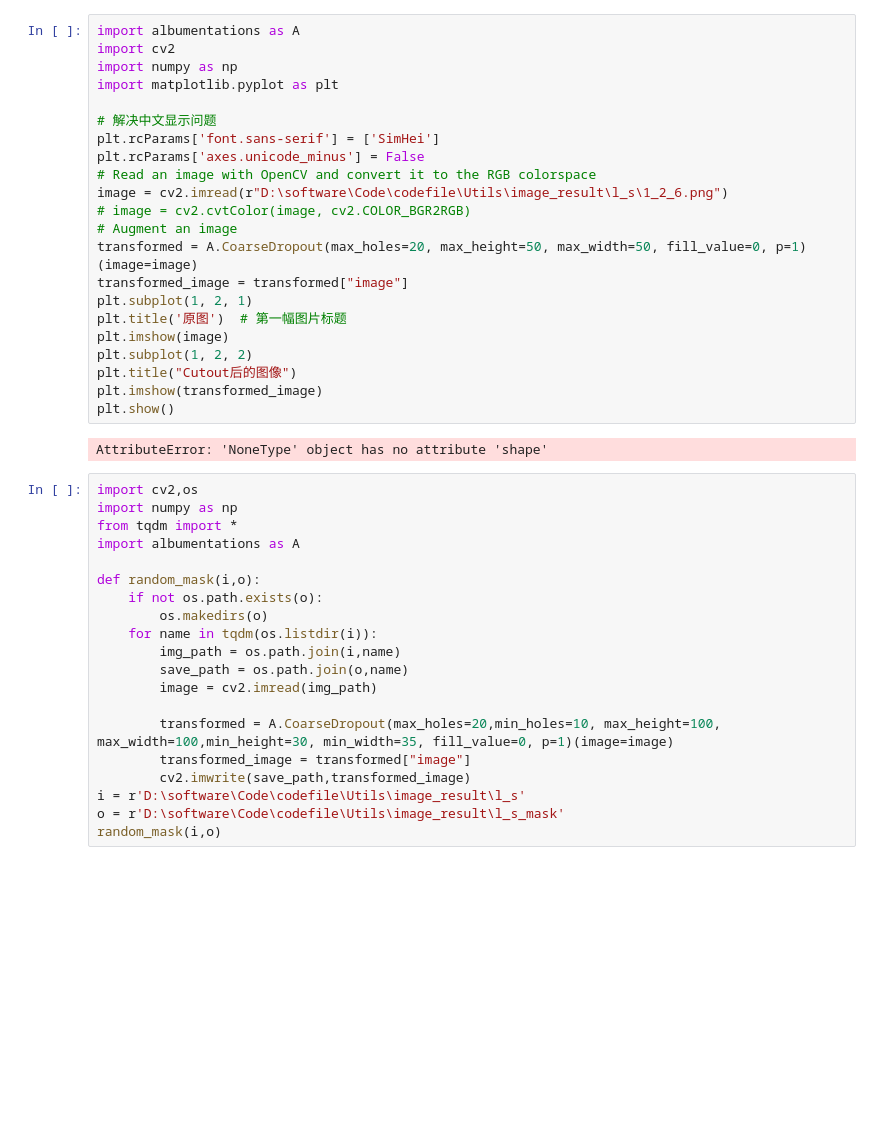
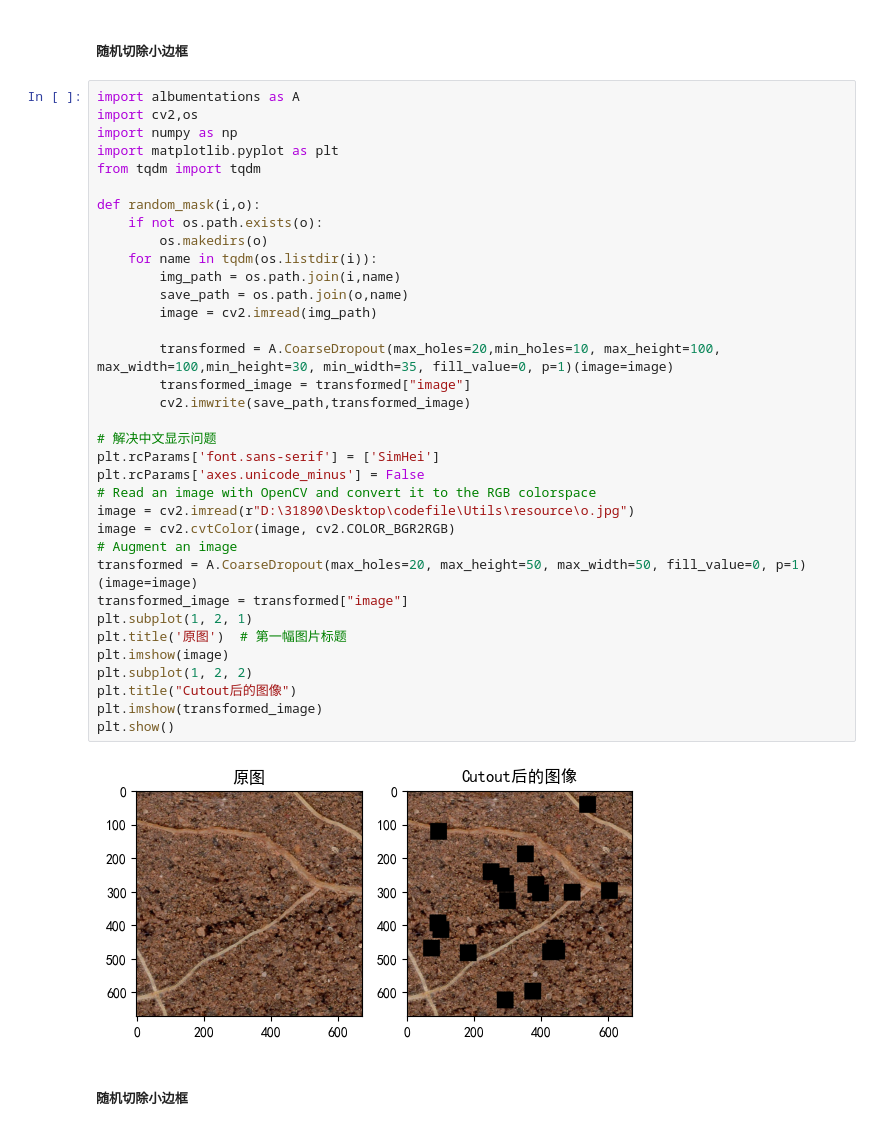
Before and after one commit to testheight/Utils, a Jupyter notebook: Packages/albumentations__/api.ipynb, the cells around one changed output. Drawn from its saved outputs; the diff is of its cells as text; blank space fills up the shorter version.

```diff
--- a/Packages/albumentations__/api.ipynb
+++ b/Packages/albumentations__/api.ipynb
@@ -1,44 +1,41 @@
+# %% [markdown]
+##### 随机切除小边框
 # %%
 import albumentations as A
-import cv2
+import cv2,os
 import numpy as np
 import matplotlib.pyplot as plt
+from tqdm import tqdm
+
+def random_mask(i,o):
+    if not os.path.exists(o):
+        os.makedirs(o)
+    for name in tqdm(os.listdir(i)):
+        img_path = os.path.join(i,name)
+        save_path = os.path.join(o,name)
+        image = cv2.imread(img_path)
+
+        transformed = A.CoarseDropout(max_holes=20,min_holes=10, max_height=100, max_width=100,min_height=30, min_width=35, fill_value=0, p=1)(image=image)
+        transformed_image = transformed["image"]
+        cv2.imwrite(save_path,transformed_image)
 
 # 解决中文显示问题
 plt.rcParams['font.sans-serif'] = ['SimHei']
 plt.rcParams['axes.unicode_minus'] = False
 # Read an image with OpenCV and convert it to the RGB colorspace
-image = cv2.imread(r"D:\software\Code\codefile\Utils\image_result\l_s\1_2_6.png")
-# image = cv2.cvtColor(image, cv2.COLOR_BGR2RGB)
+image = cv2.imread(r"D:\31890\Desktop\codefile\Utils\resource\o.jpg")
+image = cv2.cvtColor(image, cv2.COLOR_BGR2RGB)
 # Augment an image
 transformed = A.CoarseDropout(max_holes=20, max_height=50, max_width=50, fill_value=0, p=1)(image=image)
 transformed_image = transformed["image"]
 plt.subplot(1, 2, 1)
 plt.title('原图')  # 第一幅图片标题
 plt.imshow(image)
 plt.subplot(1, 2, 2)
 plt.title("Cutout后的图像")
 plt.imshow(transformed_image)
 plt.show()
 # %% [output]
-AttributeError: 'NoneType' object has no attribute 'shape'
+[figure, added]
-# %%
-import cv2,os
-import numpy as np
-from tqdm import *
-import albumentations as A
-
-def random_mask(i,o):
-    if not os.path.exists(o):
-        os.makedirs(o)
-    for name in tqdm(os.listdir(i)):
-        img_path = os.path.join(i,name)
-        save_path = os.path.join(o,name)
-        image = cv2.imread(img_path)
-
-        transformed = A.CoarseDropout(max_holes=20,min_holes=10, max_height=100, max_width=100,min_height=30, min_width=35, fill_value=0, p=1)(image=image)
-        transformed_image = transformed["image"]
-        cv2.imwrite(save_path,transformed_image)
-i = r'D:\software\Code\codefile\Utils\image_result\l_s'
-o = r'D:\software\Code\codefile\Utils\image_result\l_s_mask'
-random_mask(i,o)
+# %% [markdown]
+##### 随机切除小边框
```
Also changed, not shown: parts of 1 cell of this notebook, 33 other files.
